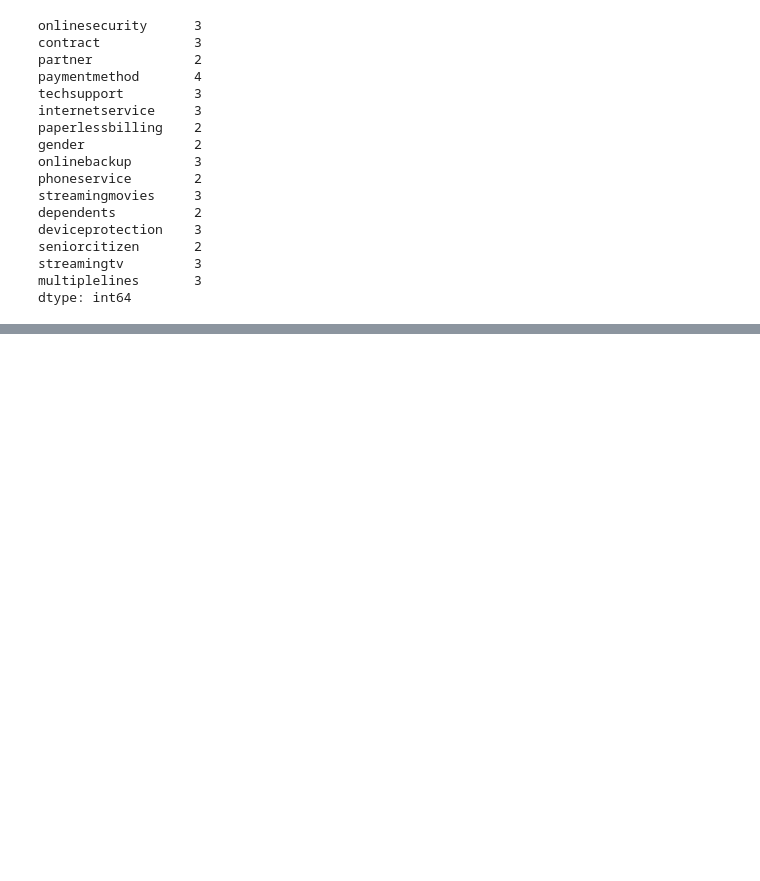
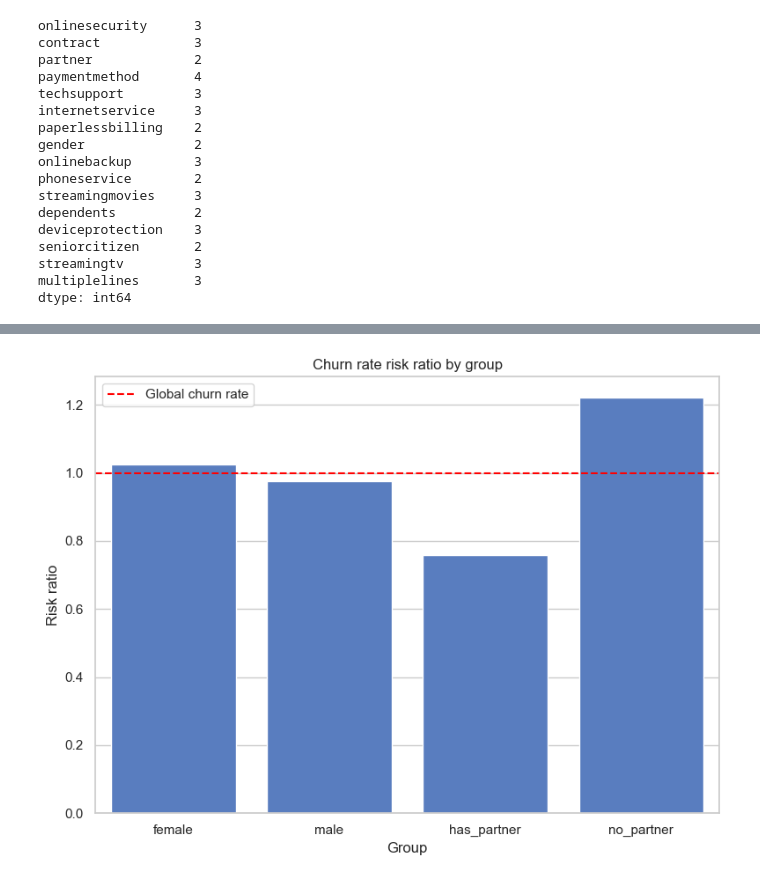
Before and after one commit to sheilambadi/machine-learning-zoomcamp, a Jupyter notebook: machine-learning-zoomcamp/03_classification/course.ipynb, the cells around one changed output, grey strips where cells are left out. Drawn from its saved outputs; the diff is of its cells as text; code cells hidden in the pictures; blank space fills up the shorter version.

Commit message:
Feature importance: churn rate and risk ratio

```diff
--- a/machine-learning-zoomcamp/03_classification/course.ipynb
+++ b/machine-learning-zoomcamp/03_classification/course.ipynb
@@ -358,0 +390,8 @@ dtype: int64
+# %%
+# very close with the global churn rate
+churn_female = df_full_train[df_full_train.gender == 'female'].churn.mean()
+churn_male = df_full_train[df_full_train.gender == 'male'].churn.mean()
+
+print(f"global_churn_rate: {round(global_churn_rate, 2)}")
+print(f"churn_female: {round(churn_female, 2)}")
+print(f"churn_male: {round(churn_male, 2)}")
@@ -358,0 +409,8 @@ dtype: int64
+# %%
+# churn rate higher than global rate for customers without partners (~6% higher)
+churn_has_partner = df_full_train[df_full_train.partner == 'yes'].churn.mean()
+churn_no_partner = df_full_train[df_full_train.partner == 'no'].churn.mean()
+
+print(f"global_churn_rate: {round(global_churn_rate, 2)}")
+print(f"churn_has_partner: {round(churn_has_partner, 2)} - churn rate difference: {round(churn_has_partner - global_churn_rate, 2)} - risk ratio: {round(churn_has_partner / global_churn_rate, 2)}")
+print(f"churn_no_partner: {round(churn_no_partner, 2)} - churn rate difference: {round(churn_no_partner - global_churn_rate, 2)} - risk ratio: {round(churn_no_partner / global_churn_rate, 2)}")
@@ -358,0 +427,11 @@ dtype: int64
+# %%
+churn_data = {
+    'group': ['female', 'male', 'has_partner', 'no_partner'],
+    'churn_rate': [churn_female, churn_male, churn_has_partner, churn_no_partner]
+}
+
+churn_data_df = pd.DataFrame(churn_data)
+churn_data_df['difference'] = churn_data_df['churn_rate'] - global_churn_rate
+churn_data_df['risk_ratio'] = churn_data_df['churn_rate'] / global_churn_rate
+
+churn_data_df
@@ -358,0 +444,16 @@ dtype: int64
+# %%
+plt.figure(figsize=(8, 6))
+
+sns.set_theme(style="whitegrid", palette="muted")
+sns.barplot(x='group', y='risk_ratio', data=churn_data_df)
+plt.axhline(1, color='red', linestyle='--', label='Global churn rate')
+
+plt.title('Churn rate risk ratio by group')
+plt.ylabel('Risk ratio')
+plt.xlabel('Group')
+
+plt.legend()
+plt.tight_layout()
+plt.show()
+# %% [output]
+[figure, added]
```
Also changed, not shown: parts of 11 cells of this notebook.
